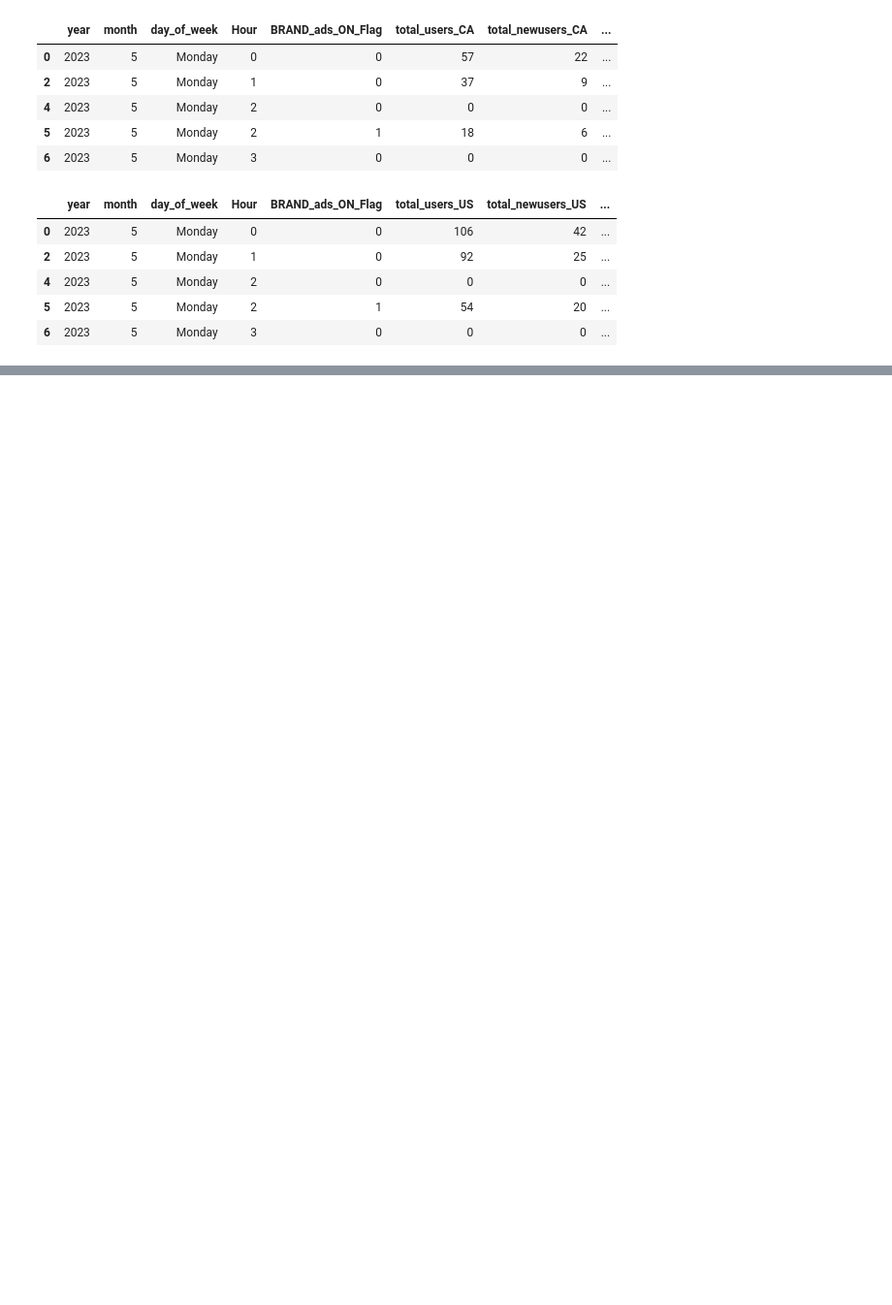
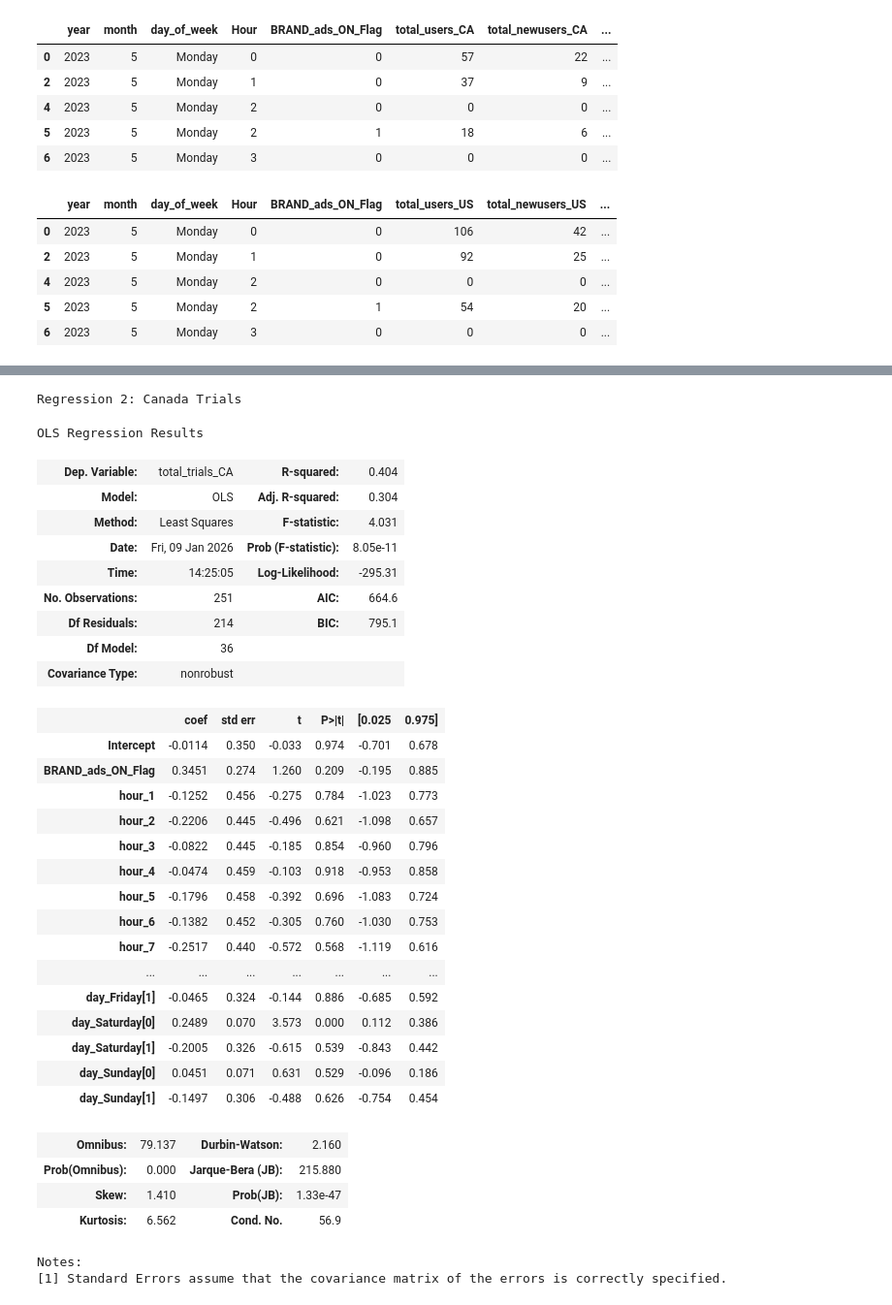
Before and after one commit to AustinLiHub/practicum_datathon, a Jupyter notebook: Model.ipynb, the cells around one changed output, grey strips where cells are left out. Shown at 97% size. Drawn from its saved outputs; the diff is of its cells as text; code cells hidden in the pictures; blank space fills up the shorter version.

```diff
--- a/Model.ipynb
+++ b/Model.ipynb
@@ -70,12 +70,21 @@ Unique day_of_week values: ['Friday', 'Monday', 'Saturday', 'Sunday', 'Thursday'
 # %%
 # Create dummy variables for day of week (6 dummies, Sunday as reference)
 day_dummies = pd.get_dummies(df_raw['day_of_week'], prefix='day', drop_first=True)
+month_dummies = pd.get_dummies(df_raw['month'], prefix='month', drop_first=True).astype(int)
+hour_dummies = pd.get_dummies(df_raw['Hour'], prefix='hour', drop_first=True).astype(int)
+
 
 # Convert boolean dummies to int for regression
 day_dummies = day_dummies.astype(int)
 
 # Add dummy columns to df_raw
-df_raw = pd.concat([df_raw, day_dummies], axis=1)
+df_raw = pd.concat([df_raw, month_dummies, hour_dummies, day_dummies], axis=1)
+
+month_cols = [col for col in df_raw.columns if col.startswith('month_')]
+hour_cols = [col for col in df_raw.columns if col.startswith('hour_')]
+day_cols = [col for col in df_raw.columns if col.startswith('day_')]
+
+control_vars = ' + '.join(month_cols + hour_cols + day_cols)
 
 print('\nDay of week dummy variables created:')
 print(f"Dummy columns: {day_dummies.columns.tolist()}")
@@ -253,0 +327,40 @@ df_us_ppc.head()
+# %%
+# Regression 2: Canada Trials
+formula2 = f'total_trials_CA ~ BRAND_ads_ON_Flag + {control_vars}'
+model2 = smf.ols(formula2, data=df_total_Canada).fit()
+print("Regression 2: Canada Trials")
+model2.summary()
+# %% [output]
+Regression 2: Canada Trials
+OLS Regression Results
+| Dep. Variable: | total_trials_CA | R-squared: | 0.404 |
+| Model: | OLS | Adj. R-squared: | 0.304 |
+| Method: | Least Squares | F-statistic: | 4.031 |
+| Date: | Fri, 09 Jan 2026 | Prob (F-statistic): | 8.05e-11 |
+| Time: | 14:25:05 | Log-Likelihood: | -295.31 |
+| No. Observations: | 251 | AIC: | 664.6 |
+| Df Residuals: | 214 | BIC: | 795.1 |
+| Df Model: | 36 |  |  |
+| Covariance Type: | nonrobust |  |  |
+|  | coef | std err | t | P>|t| | [0.025 | 0.975] |
+| Intercept | -0.0114 | 0.350 | -0.033 | 0.974 | -0.701 | 0.678 |
+| BRAND_ads_ON_Flag | 0.3451 | 0.274 | 1.260 | 0.209 | -0.195 | 0.885 |
+| hour_1 | -0.1252 | 0.456 | -0.275 | 0.784 | -1.023 | 0.773 |
+| hour_2 | -0.2206 | 0.445 | -0.496 | 0.621 | -1.098 | 0.657 |
+| hour_3 | -0.0822 | 0.445 | -0.185 | 0.854 | -0.960 | 0.796 |
+| hour_4 | -0.0474 | 0.459 | -0.103 | 0.918 | -0.953 | 0.858 |
+| hour_5 | -0.1796 | 0.458 | -0.392 | 0.696 | -1.083 | 0.724 |
+| hour_6 | -0.1382 | 0.452 | -0.305 | 0.760 | -1.030 | 0.753 |
+| hour_7 | -0.2517 | 0.440 | -0.572 | 0.568 | -1.119 | 0.616 |
+| ... | ... | ... | ... | ... | ... | ... |
+| day_Friday[1] | -0.0465 | 0.324 | -0.144 | 0.886 | -0.685 | 0.592 |
+| day_Saturday[0] | 0.2489 | 0.070 | 3.573 | 0.000 | 0.112 | 0.386 |
+| day_Saturday[1] | -0.2005 | 0.326 | -0.615 | 0.539 | -0.843 | 0.442 |
+| day_Sunday[0] | 0.0451 | 0.071 | 0.631 | 0.529 | -0.096 | 0.186 |
+| day_Sunday[1] | -0.1497 | 0.306 | -0.488 | 0.626 | -0.754 | 0.454 |
+| Omnibus: | 79.137 | Durbin-Watson: | 2.160 |
+| Prob(Omnibus): | 0.000 | Jarque-Bera (JB): | 215.880 |
+| Skew: | 1.410 | Prob(JB): | 1.33e-47 |
+| Kurtosis: | 6.562 | Cond. No. | 56.9 |
+Notes:
+[1] Standard Errors assume that the covariance matrix of the errors is correctly specified.
```
Also changed, not shown: parts of 14 cells of this notebook.
